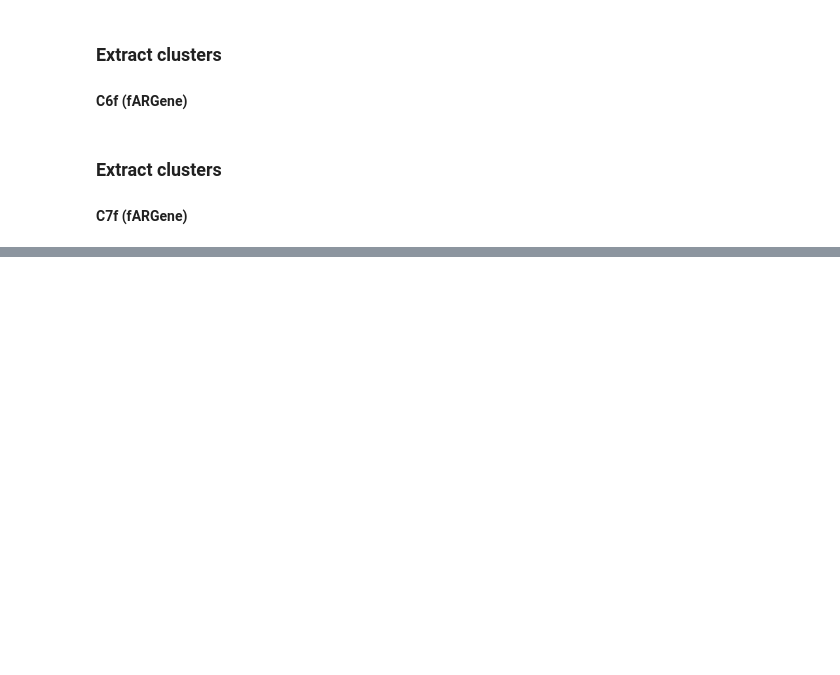
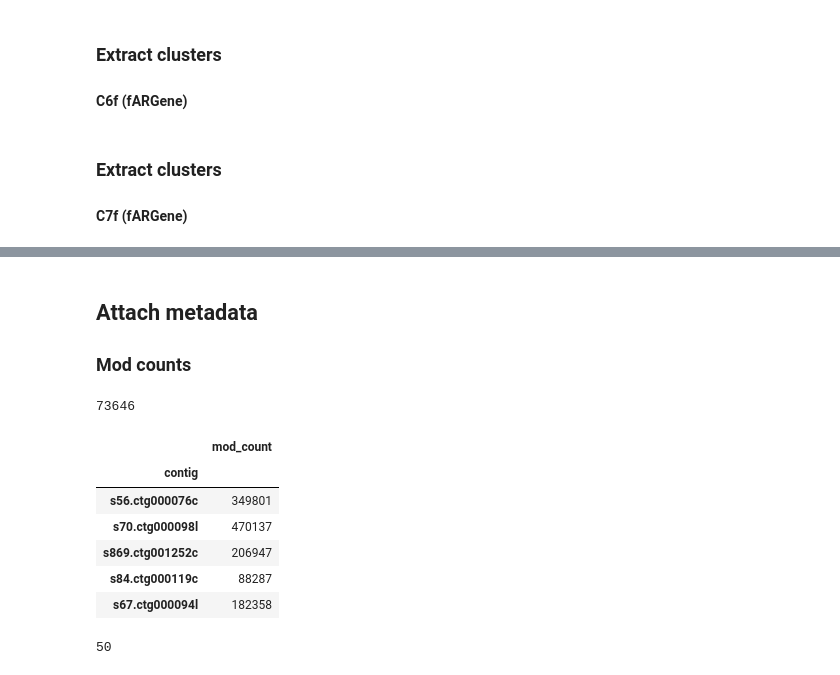
Before and after one commit to melinamarkkanen/Methylation, a Jupyter notebook: notebooks/UMAP_WW.ipynb, the cells around one changed output, grey strips where cells are left out. Cells and saved outputs as stored; diff of their text form; code cells hidden in the pictures; blank space fills up the shorter version.

```diff
--- a/notebooks/UMAP_WW.ipynb
+++ b/notebooks/UMAP_WW.ipynb
@@ -3526,0 +4630,32 @@ with open(file_path, 'w') as file:
+# %% [markdown]
+## Attach metadata
+### Mod counts
+# %%
+# Bring the mod counts from Puhti:
+file_path = '/scratch/project_2006608/Methylation/WW_data/SLU3_contigs/SLU3_mod_counts.txt'
+
+SLU3_df_mod_counts = pd.read_csv(file_path, sep='\t', index_col=0, header=0, low_memory=False)
+print(SLU3_df_mod_counts.shape[0])
+SLU3_df_mod_counts.head()
+# %% [output]
+73646
+|  | mod_count |
+| contig |  |
+| s56.ctg000076c | 349801 |
+| s70.ctg000098l | 470137 |
+| s869.ctg001252c | 206947 |
+| s84.ctg000119c | 88287 |
+| s67.ctg000094l | 182358 |
+# %%
+# Append to merged_data.tsv
+SLU3_df_ext = SLU3_df.copy()
+SLU3_df_ext.head()
+SLU3_df_mod_counts.head()
+
+# Reorder to match
+SLU3_df_ordered = SLU3_df_mod_counts.loc[SLU3_df_ext.index]
+
+# Check the min mod counts
+SLU3_df_ordered['mod_count'].min()
+# %% [output]
+50
```
Also changed, not shown: parts of 210 cells of this notebook.
